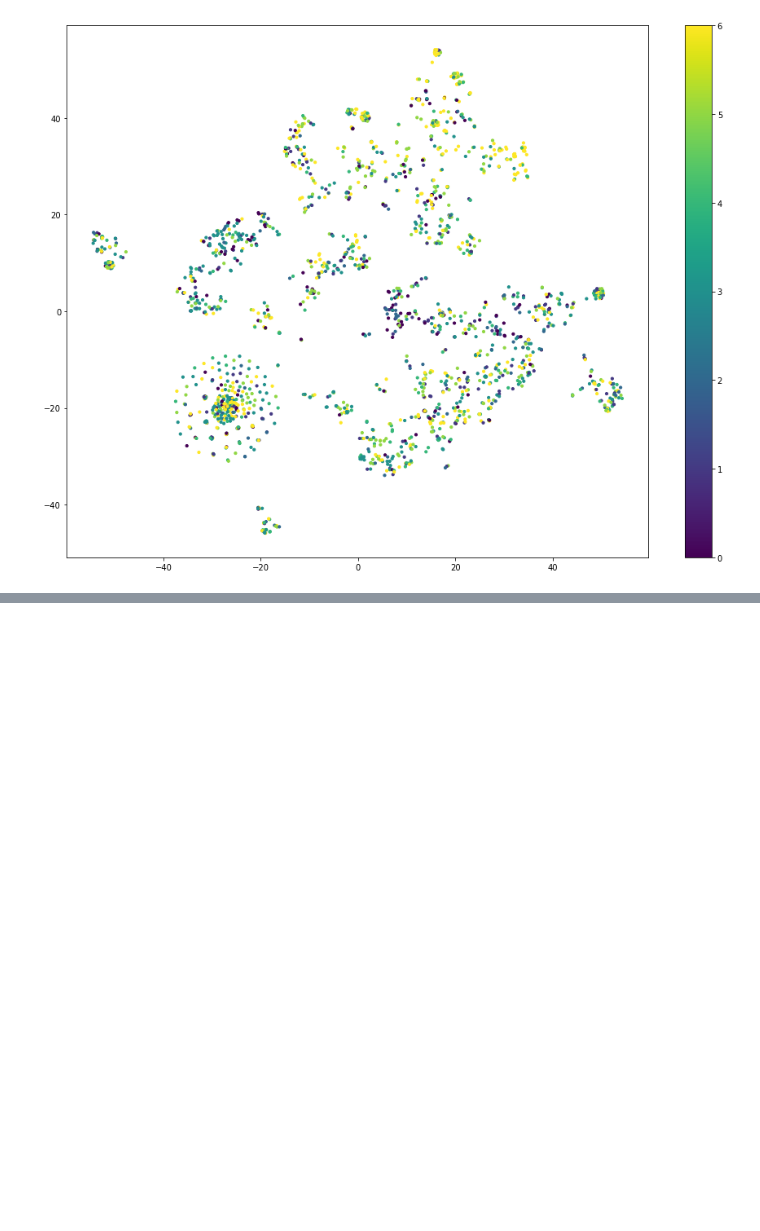
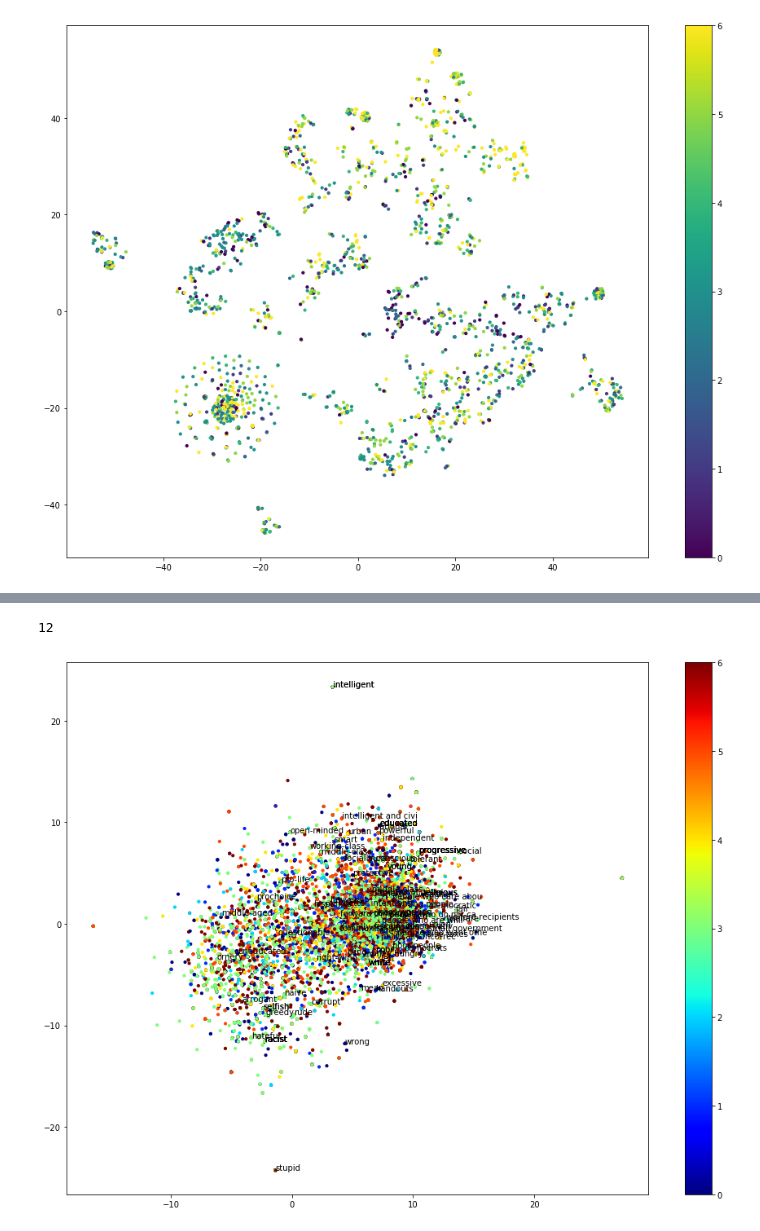
Before and after one commit to chrisrytting/persuasion, a Jupyter notebook: glove_embeddings.ipynb, the cells around one changed output, grey strips where cells are left out. Drawn from its saved outputs; the diff is of its cells as text; code cells hidden in the pictures; blank space fills up the shorter version.

```diff
--- a/glove_embeddings.ipynb
+++ b/glove_embeddings.ipynb
@@ -397,0 +481,6 @@ plt.colorbar()
+# %%
+pcamodel = PCA(n_components=4,random_state=0)
+pcaresult = pcamodel.fit_transform(emb_mat)
+
+model3 = TSNE(n_components=2,random_state=0)
+result3 =model3.fit_transform(pcaresult)
@@ -397,0 +583,21 @@ plt.colorbar()
+# %%
+np.sum( np.logical_and( tmp=='racist', np.atleast_1d(colors)==0) )
+# %% [output]
+12
+# %%
+jitter = 0.0
+NW = emb_mat.shape[0]
+
+colors = [ pid_mapper[x[5]] for x in dema ]
+#colors = [ ideo_mapper[x[3]] for x in dema ]
+
+plt.scatter( c1.ravel()+jitter*np.random.randn(NW), c2.ravel()+jitter*np.random.randn(NW), s=10, c=colors,cmap='jet')
+#plt.xlim([20,30])
+#plt.ylim([0,10])
+plt.colorbar()
+
+inds = np.random.randint(0,high=NW,size=100)
+for ind in inds:
+    plt.text(c1[ind,0],c2[ind,0],wora[ind][0:20])
+# %% [output]
+[figure, added]
```
Also changed, not shown: parts of 32 cells of this notebook.
